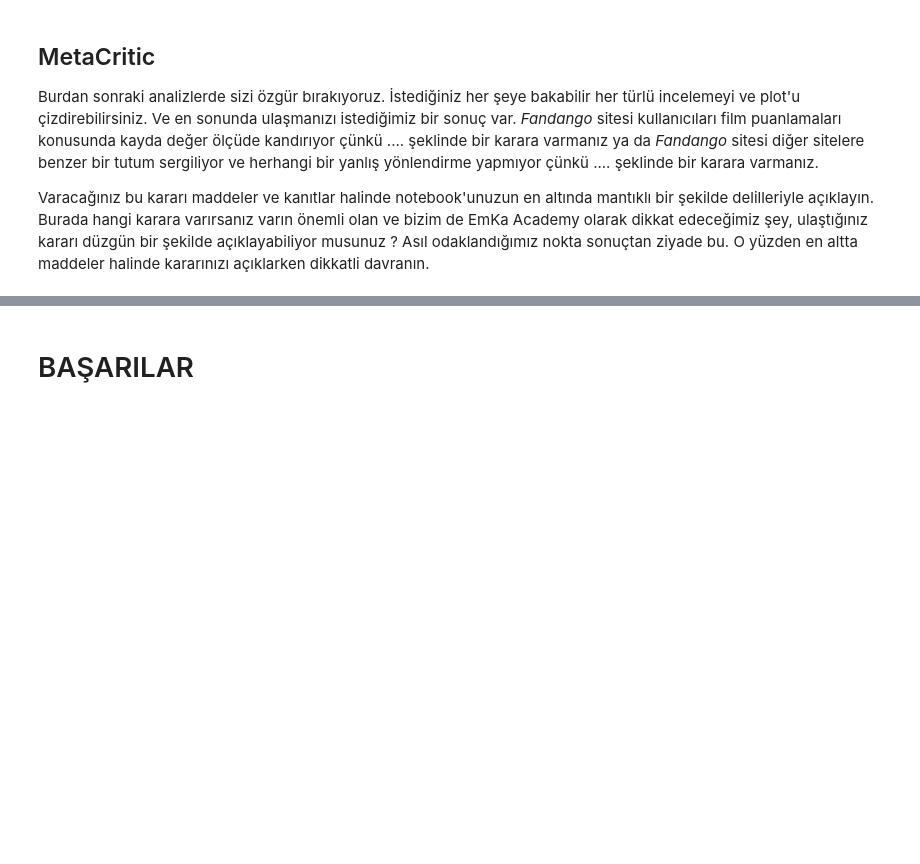
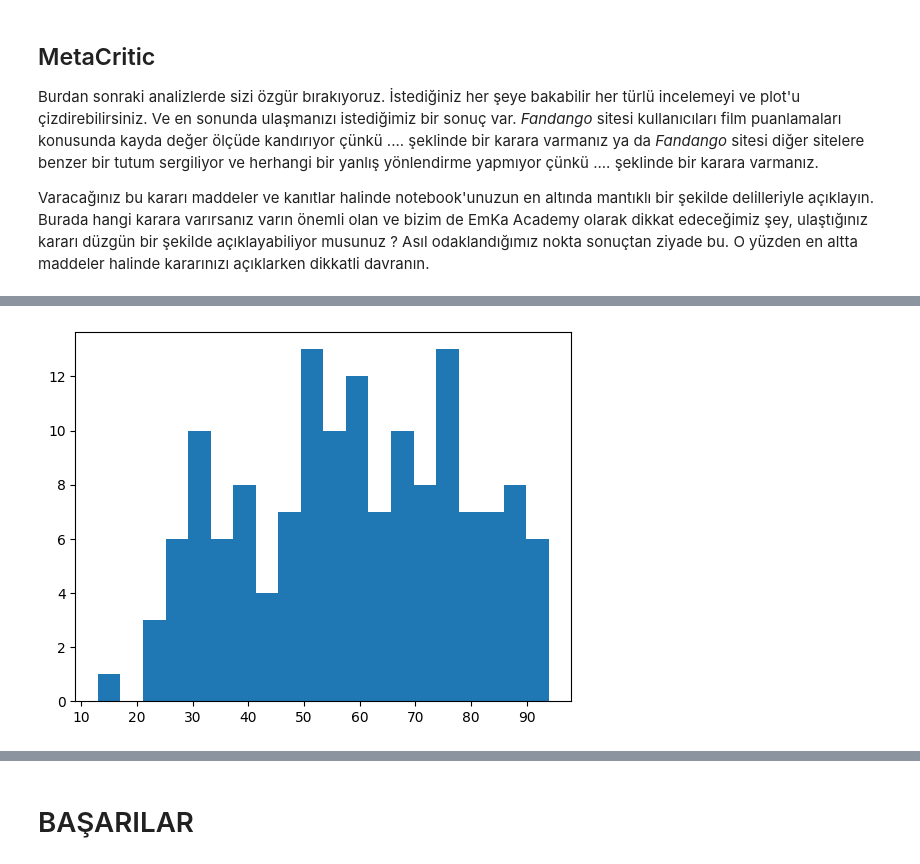
Before and after one commit to MehmetSEVIMLI/Data_Analysis_Capstone, a Jupyter notebook: Capstone-Project/BitirmeProjesi.ipynb, the cells around one changed output, grey strips where cells are left out. Cells and saved outputs as stored; diff of their text form; code cells hidden in the pictures; blank space fills up the shorter version.

```diff
--- a/Capstone-Project/BitirmeProjesi.ipynb
+++ b/Capstone-Project/BitirmeProjesi.ipynb
@@ -614,0 +678,7 @@ Varacağınız bu kararı maddeler ve kanıtlar halinde notebook'unuzun en altı
+# %%
+all_sites_metacritic = all_sites["Metacritic"]
+# All_Sites veri setindeki Metacritic sütununun histogramı
+plt.hist(all_sites_metacritic, bins=20)
+plt.show()
+# %% [output]
+[figure, added]
```
Also changed, not shown: parts of 17 cells of this notebook.
